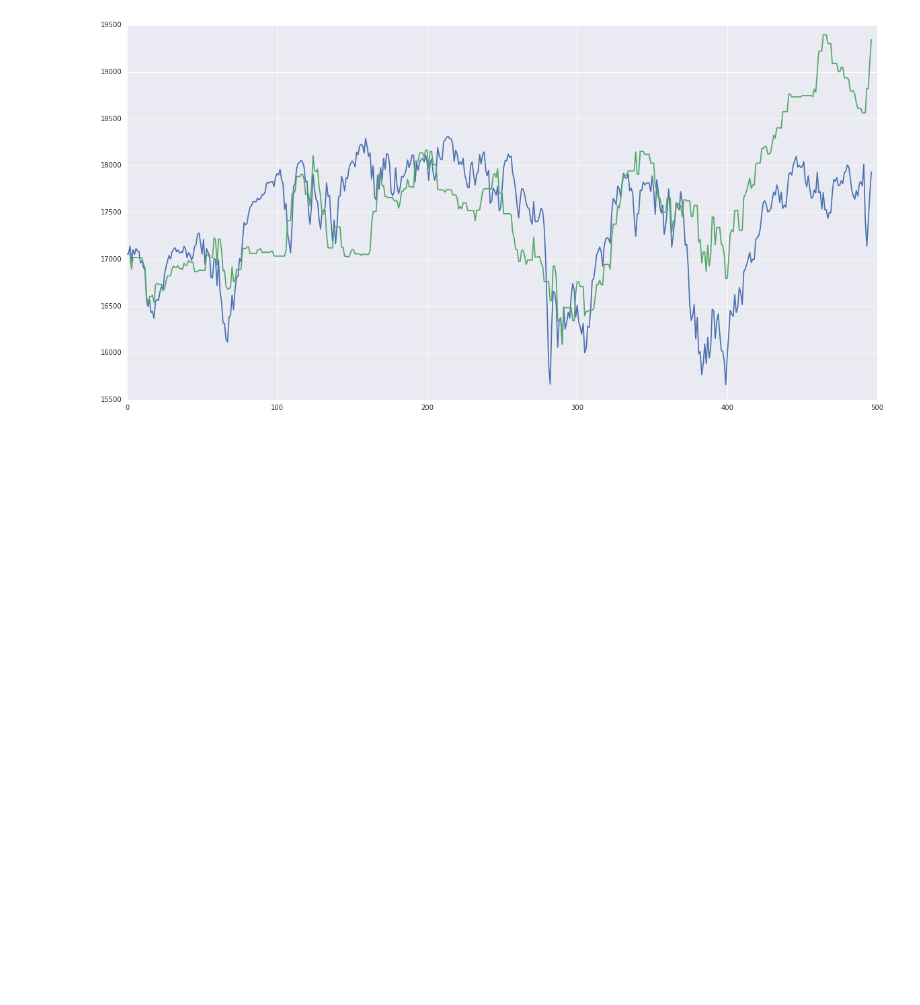
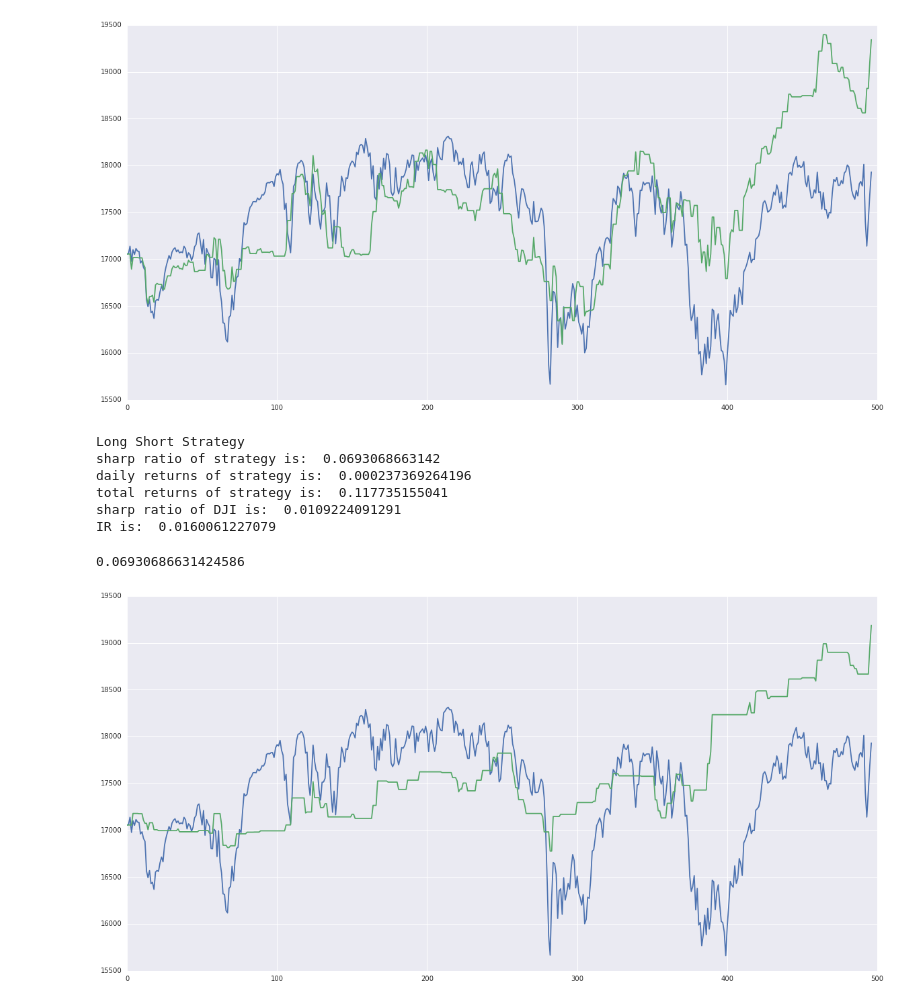
Before and after one commit to TZstatsADS/Fall2016-proj5-grp13, a Jupyter notebook: lib/main.ipynb, the cells around one changed output. Cells and saved outputs as stored; diff of their text form; code cells hidden in the pictures; blank space fills up the shorter version.

Commit message:
optimize long-short strategy

```diff
--- a/lib/main.ipynb
+++ b/lib/main.ipynb
@@ -564,3 +564,16 @@ sharp ratio of DJI is:  0.0109224091291
 IR is:  0.0179526619401
 0.040415420287390737
 [figure]
+# %%
+fig = plt.gcf()
+fig.set_size_inches(20, 10)
+thereshold(20/100.0, 90/100.0, True)
+# %% [output]
+Long Short Strategy
+sharp ratio of strategy is:  0.0693068663142
+daily returns of strategy is:  0.000237369264196
+total returns of strategy is:  0.117735155041
+sharp ratio of DJI is:  0.0109224091291
+IR is:  0.0160061227079
+0.06930686631424586
+[figure, added]
```
